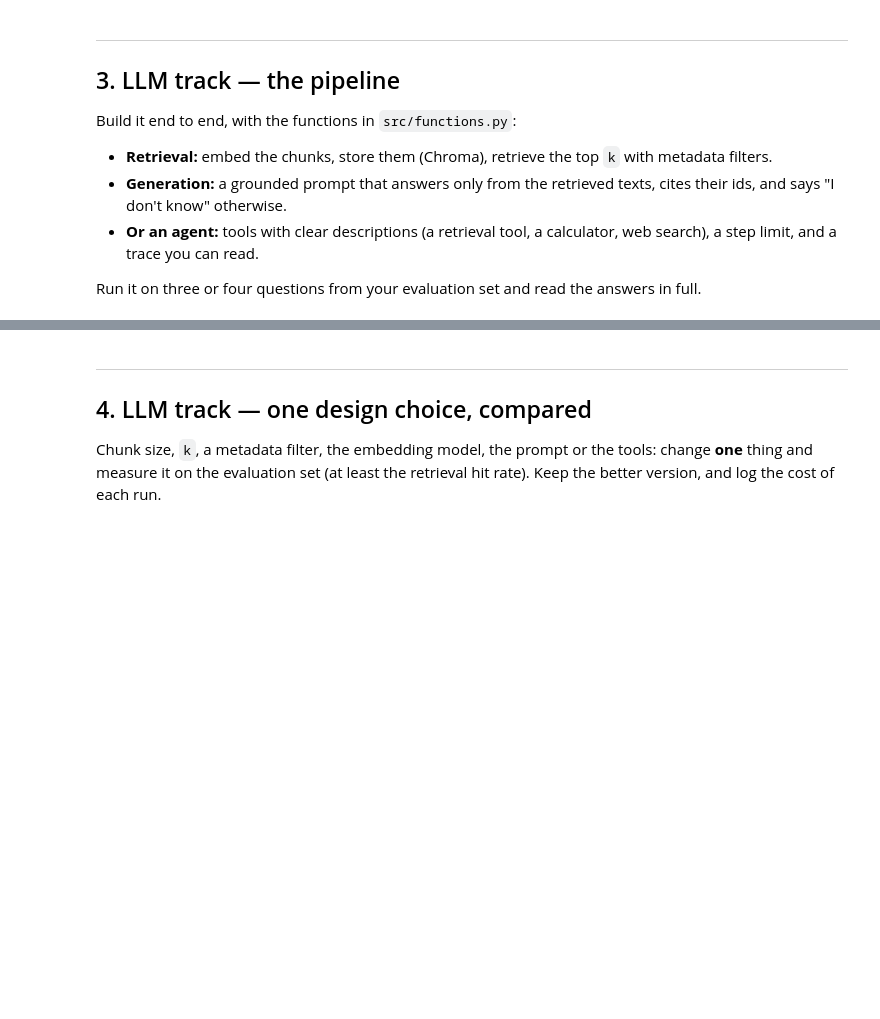
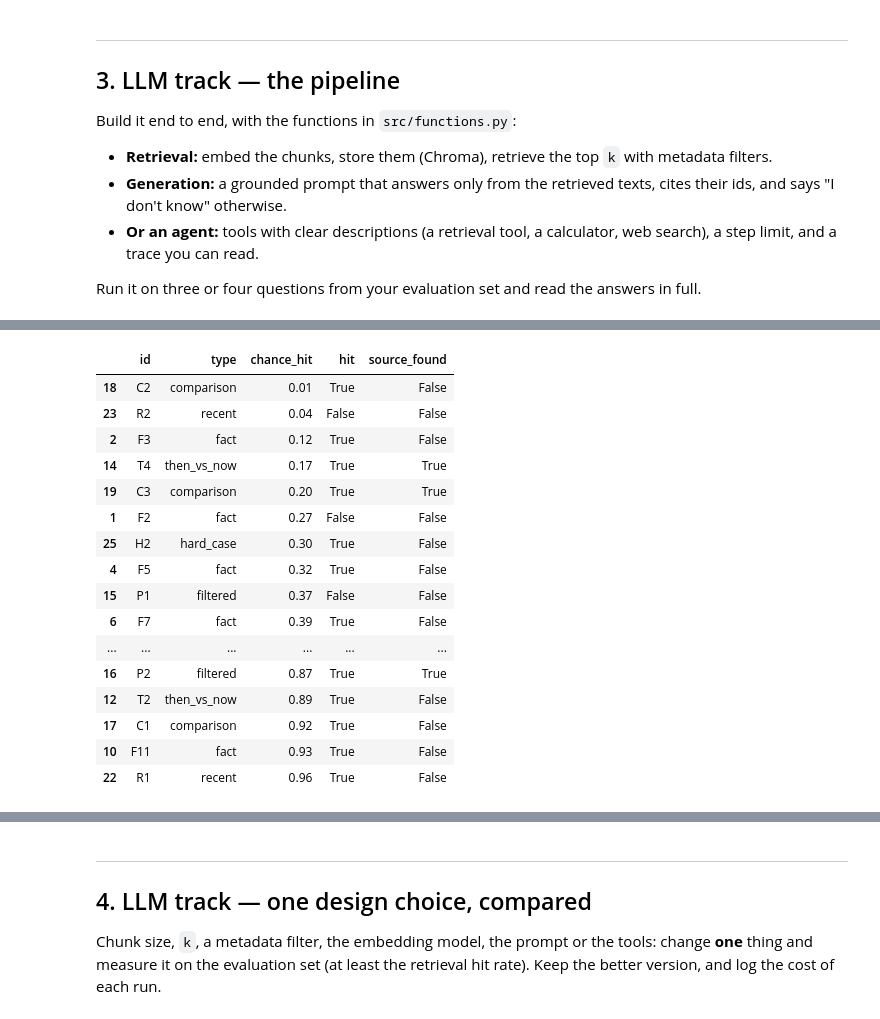
Before and after one commit to nachocarbovalle/IronHack-Final-Project-, a Jupyter notebook: notebooks/02_build.ipynb, the cells around one changed output, grey strips where cells are left out. Cells and saved outputs as stored; diff of their text form; code cells hidden in the pictures; blank space fills up the shorter version.

```diff
--- a/notebooks/02_build.ipynb
+++ b/notebooks/02_build.ipynb
@@ -28,0 +36,9 @@ sns.set_theme(style="whitegrid")
+# %%
+reviews = load_reviews()
+clean, removal_log = prepare_reviews(reviews)
+
+embedder = SentenceTransformer(EMBEDDING_MODEL)
+chunks = make_chunks(clean, embedder.tokenizer, max_tokens=200)
+
+eval_set = pd.read_csv(ROOT / "data" / "eval_questions.csv", dtype={"source_review_ids": str})
+print(f"{len(clean):,} reviews → {len(chunks):,} chunks | {len(eval_set)} evaluation questions")
@@ -55,0 +87,8 @@ Run it on three or four questions from your evaluation set and read the answers
+# %%
+q = eval_set.set_index("id").loc["F2"]
+print(q["question"], "\n")
+hits = retrieve(q["question"], collection, embedder, k=5, game=q["game"])
+for h in hits.itertuples():
+    verdict = "👍" if h.voted_up else "👎"
+    print(f"{h.chunk_id} | {h.game} {verdict} | {h.playtime_h:.0f} h | {h.created_date} | distance {h.distance:.3f}")
+    print(h.text[:300], "\n")
@@ -55,0 +114,8 @@ Run it on three or four questions from your evaluation set and read the answers
+# %%
+retrieval = evaluate_retrieval(eval_set, collection, embedder, k=5)
+chance = chance_hit_rates(eval_set, chunks, k=5)
+retrieval = retrieval.merge(chance, on="id")
+
+print(f"Hit rate:          {retrieval['hit'].mean():.2f}   (chance: {retrieval['chance_hit'].mean():.2f})")
+print(f"Source found rate: {retrieval['source_found'].mean():.2f}")
+retrieval.groupby("type")[["hit", "chance_hit"]].mean().round(2)
@@ -55,0 +134,20 @@ Run it on three or four questions from your evaluation set and read the answers
+# %%
+retrieval.sort_values("chance_hit")[["id", "type", "chance_hit", "hit", "source_found"]]
+# %% [output]
+|  | id | type | chance_hit | hit | source_found |
+| 18 | C2 | comparison | 0.01 | True | False |
+| 23 | R2 | recent | 0.04 | False | False |
+| 2 | F3 | fact | 0.12 | True | False |
+| 14 | T4 | then_vs_now | 0.17 | True | True |
+| 19 | C3 | comparison | 0.20 | True | True |
+| 1 | F2 | fact | 0.27 | False | False |
+| 25 | H2 | hard_case | 0.30 | True | False |
+| 4 | F5 | fact | 0.32 | True | False |
+| 15 | P1 | filtered | 0.37 | False | False |
+| 6 | F7 | fact | 0.39 | True | False |
+| ... | ... | ... | ... | ... | ... |
+| 16 | P2 | filtered | 0.87 | True | True |
+| 12 | T2 | then_vs_now | 0.89 | True | False |
+| 17 | C1 | comparison | 0.92 | True | False |
+| 10 | F11 | fact | 0.93 | True | False |
+| 22 | R1 | recent | 0.96 | True | False |
```
Also changed, not shown: parts of 23 cells of this notebook, 2 other files.
